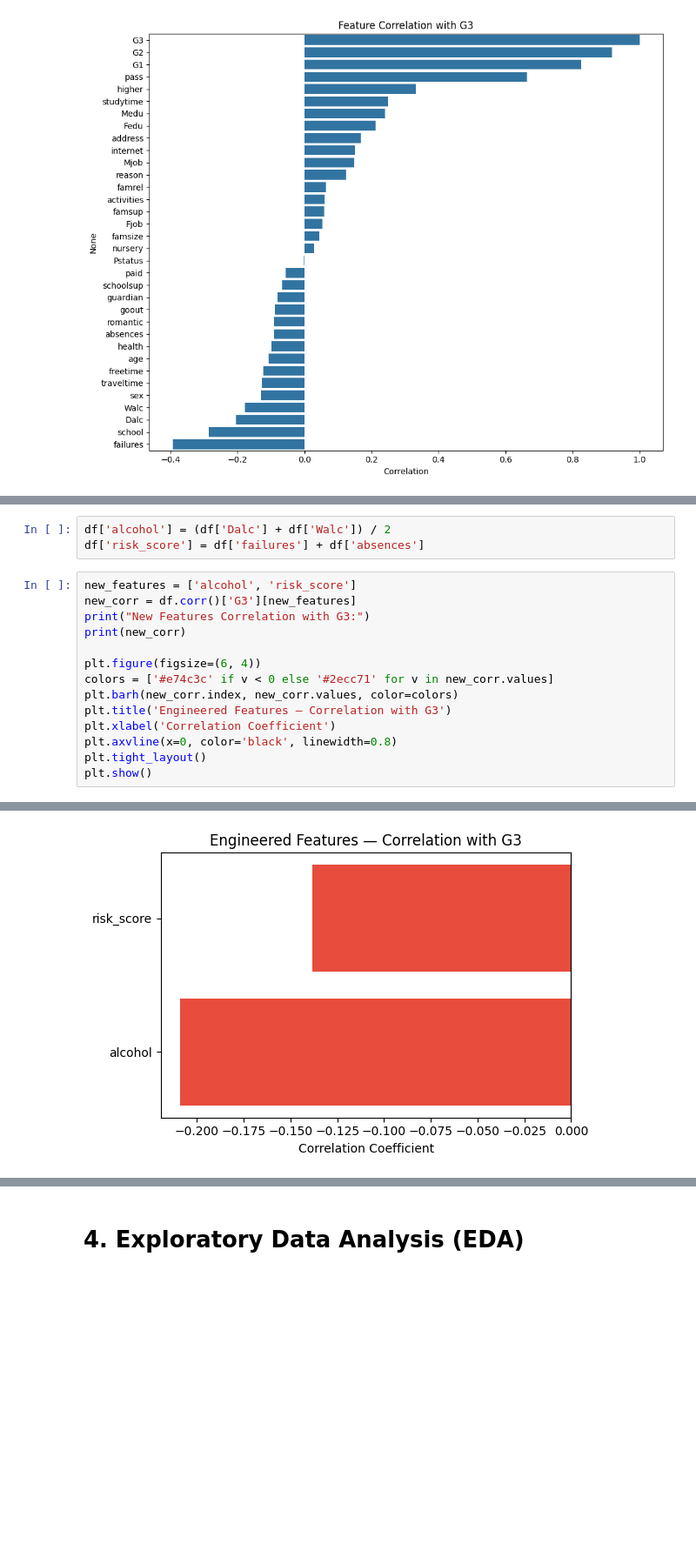
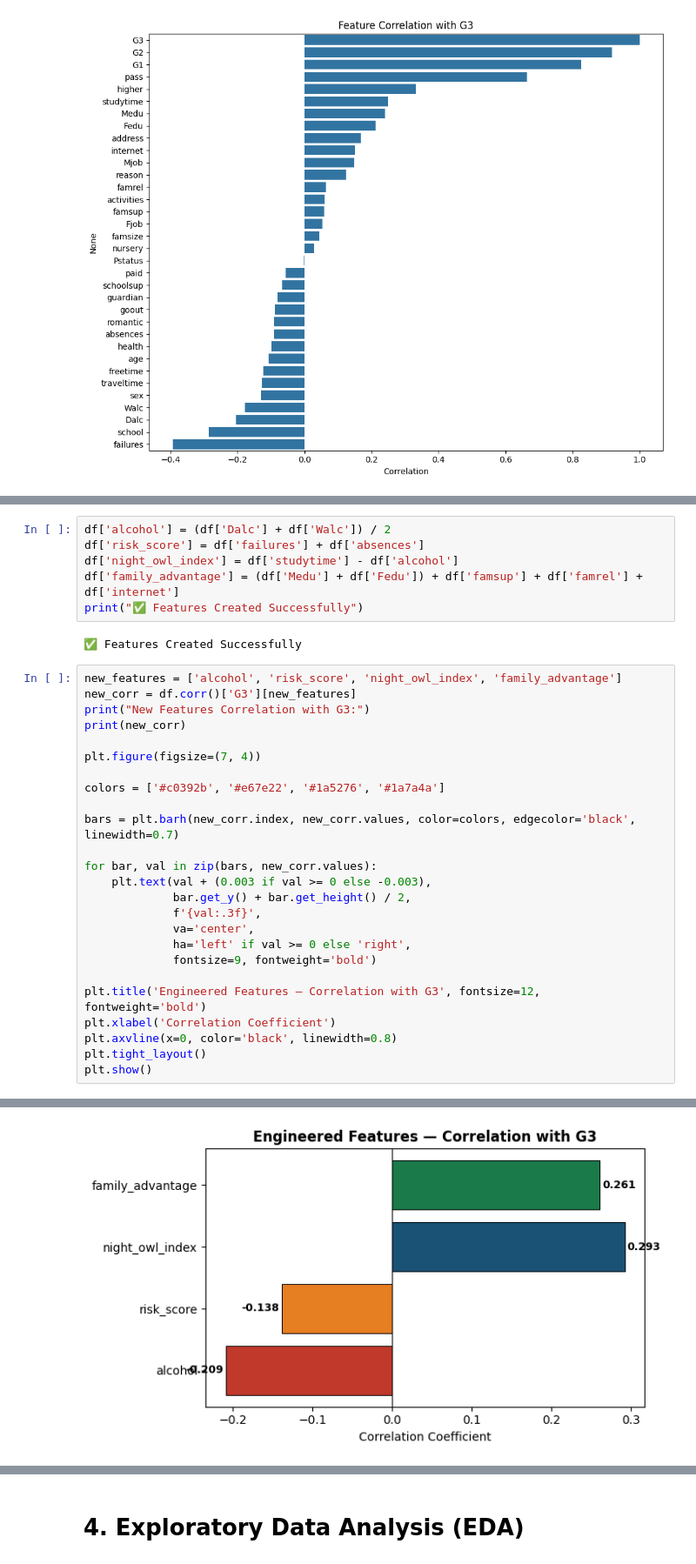
Before and after one commit to Abrar-ul-hasnain/student-performance-predictor, a Jupyter notebook: main.ipynb, the cells around one changed output, grey strips where cells are left out. Shown at 87% size. Drawn from its saved outputs; the diff is of its cells as text; blank space fills up the shorter version.

```diff
--- a/main.ipynb
+++ b/main.ipynb
@@ -366,16 +366,32 @@ Columns were excluded on two levels:
 # %%
 df['alcohol'] = (df['Dalc'] + df['Walc']) / 2
 df['risk_score'] = df['failures'] + df['absences']
+df['night_owl_index'] = df['studytime'] - df['alcohol']
+df['family_advantage'] = (df['Medu'] + df['Fedu']) + df['famsup'] + df['famrel'] + df['internet']
+print("✅ Features Created Successfully")
+# %% [output]
+✅ Features Created Successfully
 # %%
-new_features = ['alcohol', 'risk_score']
+new_features = ['alcohol', 'risk_score', 'night_owl_index', 'family_advantage']
 new_corr = df.corr()['G3'][new_features]
 print("New Features Correlation with G3:")
 print(new_corr)
 
-plt.figure(figsize=(6, 4))
-colors = ['#e74c3c' if v < 0 else '#2ecc71' for v in new_corr.values]
-plt.barh(new_corr.index, new_corr.values, color=colors)
-plt.title('Engineered Features — Correlation with G3')
+plt.figure(figsize=(7, 4))
+
+colors = ['#c0392b', '#e67e22', '#1a5276', '#1a7a4a']
+
+bars = plt.barh(new_corr.index, new_corr.values, color=colors, edgecolor='black', linewidth=0.7)
+
+for bar, val in zip(bars, new_corr.values):
+    plt.text(val + (0.003 if val >= 0 else -0.003),
+             bar.get_y() + bar.get_height() / 2,
+             f'{val:.3f}',
+             va='center',
+             ha='left' if val >= 0 else 'right',
+             fontsize=9, fontweight='bold')
+
+plt.title('Engineered Features — Correlation with G3', fontsize=12, fontweight='bold')
 plt.xlabel('Correlation Coefficient')
 plt.axvline(x=0, color='black', linewidth=0.8)
 plt.tight_layout()
@@ -387,2 +405,2 @@ risk_score   -0.138393
 Name: G3, dtype: float64
-[figure, old version]
+[figure, new version]
```
Also changed, not shown: parts of 15 cells of this notebook, 1 other file.
